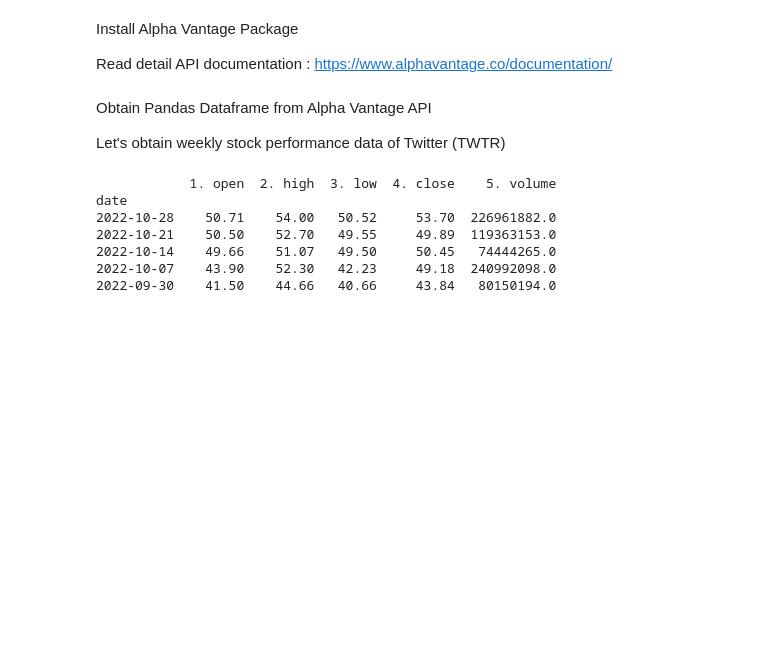
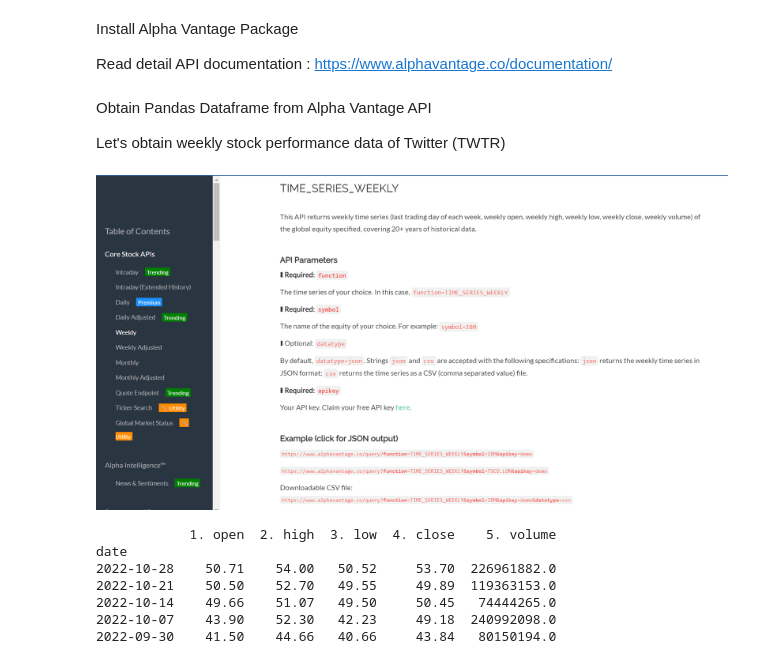
Before and after one commit to Dikshit28/Twitter_stock_anomaly, a Jupyter notebook: prep_stock_data_from_alpha_vantage.ipynb, the cells around one changed output. Drawn from its saved outputs; the diff is of its cells as text; code cells hidden in the pictures; blank space fills up the shorter version.

```diff
--- a/prep_stock_data_from_alpha_vantage.ipynb
+++ b/prep_stock_data_from_alpha_vantage.ipynb
@@ -15,6 +15,12 @@ Let's obtain weekly stock performance data of Twitter (TWTR)
 import matplotlib.pyplot as plt
 from alpha_vantage.timeseries import TimeSeries
 ts = TimeSeries(key='AX8ZS33OG0EFQ5C3', output_format='pandas')  # pandas
+# %%
+from IPython.display import Image
+
+Image("images/alpha.png")
+# %% [output]
+[figure, added]
 # %%
 company_code = input("Enter stock code: (Enter 'TWTR' for Twitter)")
 df, meta_data = ts.get_weekly(symbol=company_code)
```
Also changed, not shown: 1 other file.
